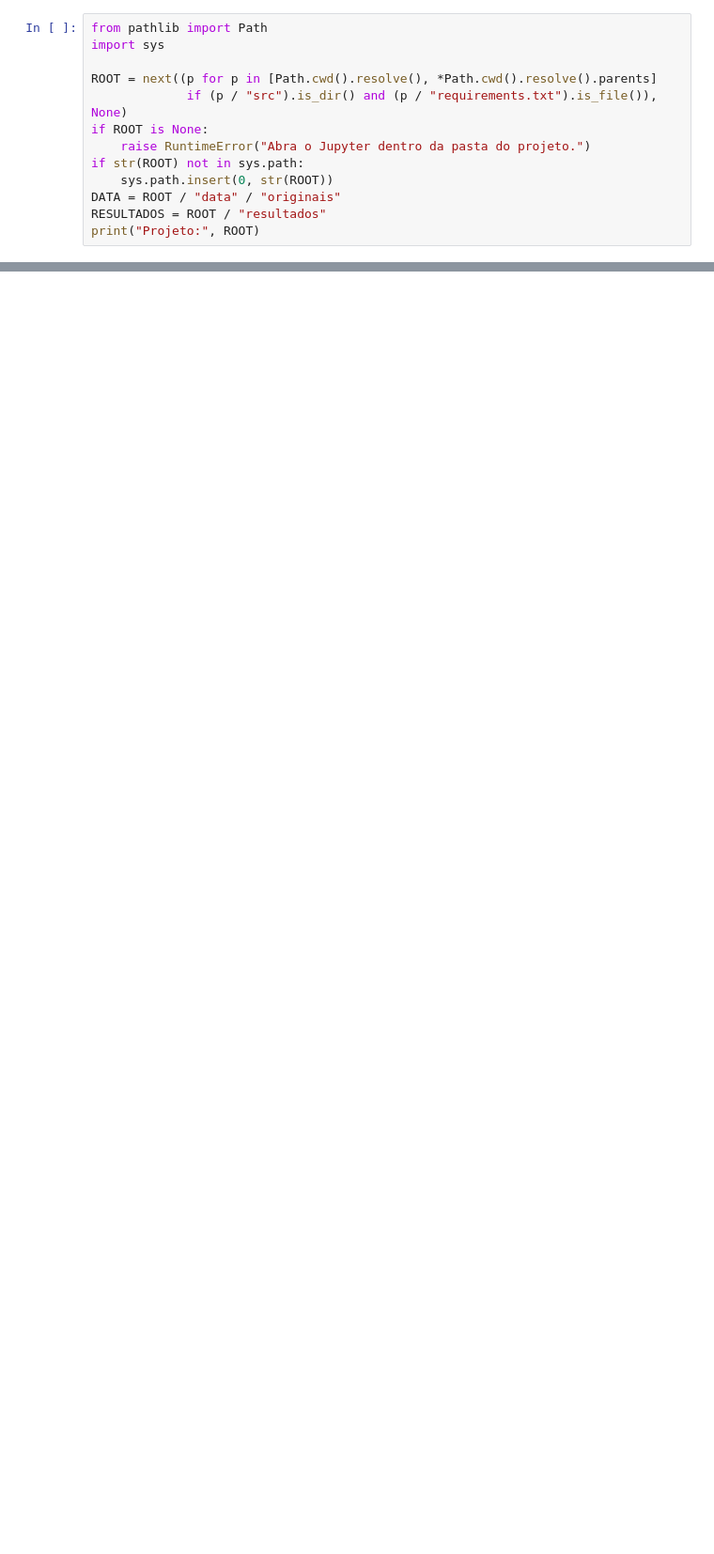
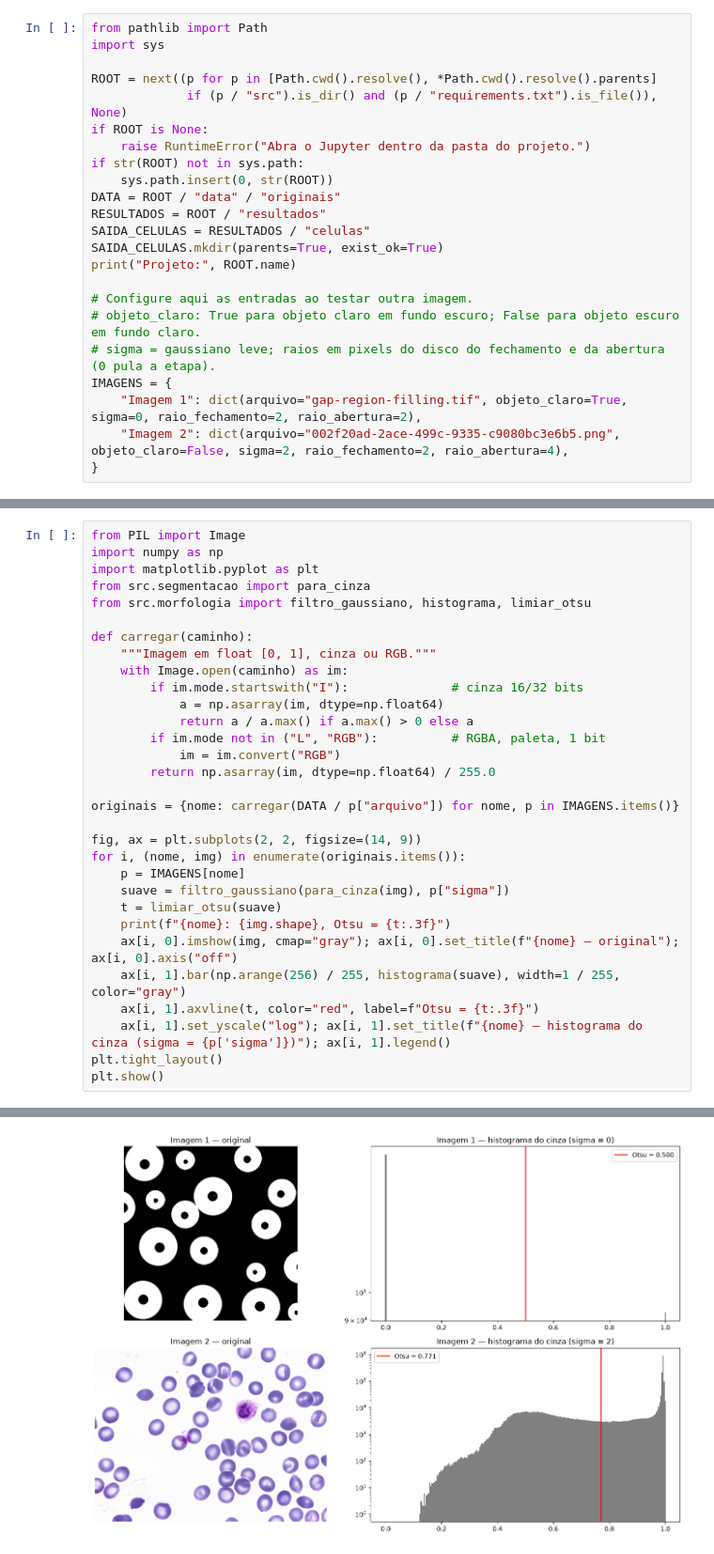
Before and after one commit to HeloisaBorn/trabalho-m2.2-pdi, a Jupyter notebook: notebooks/rascunhos/03_celulas.ipynb, the cells around one changed output, grey strips where cells are left out. Shown at 94% size. Cells and saved outputs as stored; diff of their text form; blank space fills up the shorter version.

Commit message:
Implementa morfologia e contagem da Parte 2
Integra os modulos do Joao Paulo com ajuste do limiar de Otsu, testes, notebook 03 executado, resultados, relatorio e slides da Parte 2.

```diff
--- a/notebooks/rascunhos/03_celulas.ipynb
+++ b/notebooks/rascunhos/03_celulas.ipynb
@@ -14,4 +14,14 @@ if str(ROOT) not in sys.path:
     sys.path.insert(0, str(ROOT))
 DATA = ROOT / "data" / "originais"
 RESULTADOS = ROOT / "resultados"
-print("Projeto:", ROOT)
+SAIDA_CELULAS = RESULTADOS / "celulas"
+SAIDA_CELULAS.mkdir(parents=True, exist_ok=True)
+print("Projeto:", ROOT.name)
+
+# Configure aqui as entradas ao testar outra imagem.
+# objeto_claro: True para objeto claro em fundo escuro; False para objeto escuro em fundo claro.
+# sigma = gaussiano leve; raios em pixels do disco do fechamento e da abertura (0 pula a etapa).
+IMAGENS = {
+    "Imagem 1": dict(arquivo="gap-region-filling.tif", objeto_claro=True, sigma=0, raio_fechamento=2, raio_abertura=2),
+    "Imagem 2": dict(arquivo="002f20ad-2ace-499c-9335-c9080bc3e6b5.png", objeto_claro=False, sigma=2, raio_fechamento=2, raio_abertura=4),
+}
@@ -47,0 +51,32 @@ Descrever método, parâmetros e evidências desta etapa.
+# %%
+from PIL import Image
+import numpy as np
+import matplotlib.pyplot as plt
+from src.segmentacao import para_cinza
+from src.morfologia import filtro_gaussiano, histograma, limiar_otsu
+
+def carregar(caminho):
+    """Imagem em float [0, 1], cinza ou RGB."""
+    with Image.open(caminho) as im:
+        if im.mode.startswith("I"):              # cinza 16/32 bits
+            a = np.asarray(im, dtype=np.float64)
+            return a / a.max() if a.max() > 0 else a
+        if im.mode not in ("L", "RGB"):          # RGBA, paleta, 1 bit
+            im = im.convert("RGB")
+        return np.asarray(im, dtype=np.float64) / 255.0
+
+originais = {nome: carregar(DATA / p["arquivo"]) for nome, p in IMAGENS.items()}
+
+fig, ax = plt.subplots(2, 2, figsize=(14, 9))
+for i, (nome, img) in enumerate(originais.items()):
+    p = IMAGENS[nome]
+    suave = filtro_gaussiano(para_cinza(img), p["sigma"])
+    t = limiar_otsu(suave)
+    print(f"{nome}: {img.shape}, Otsu = {t:.3f}")
+    ax[i, 0].imshow(img, cmap="gray"); ax[i, 0].set_title(f"{nome} — original"); ax[i, 0].axis("off")
+    ax[i, 1].bar(np.arange(256) / 255, histograma(suave), width=1 / 255, color="gray")
+    ax[i, 1].axvline(t, color="red", label=f"Otsu = {t:.3f}")
+    ax[i, 1].set_yscale("log"); ax[i, 1].set_title(f"{nome} — histograma do cinza (sigma = {p['sigma']})"); ax[i, 1].legend()
+plt.tight_layout()
+plt.show()
+# %% [output]
@@ -47,0 +85 @@ Descrever método, parâmetros e evidências desta etapa.
+[figure, added]
```
Also changed, not shown: parts of 26 cells of this notebook, 12 other files.
